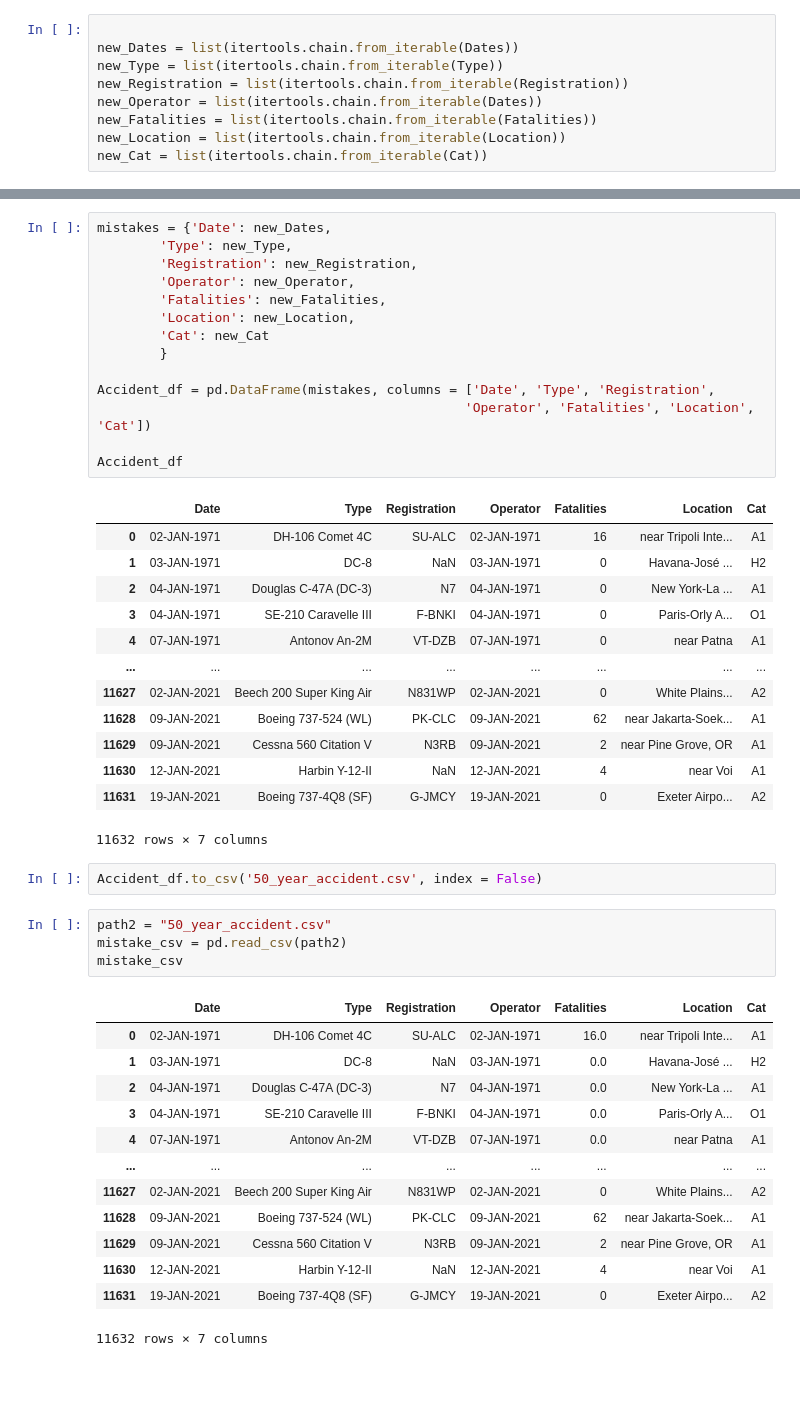
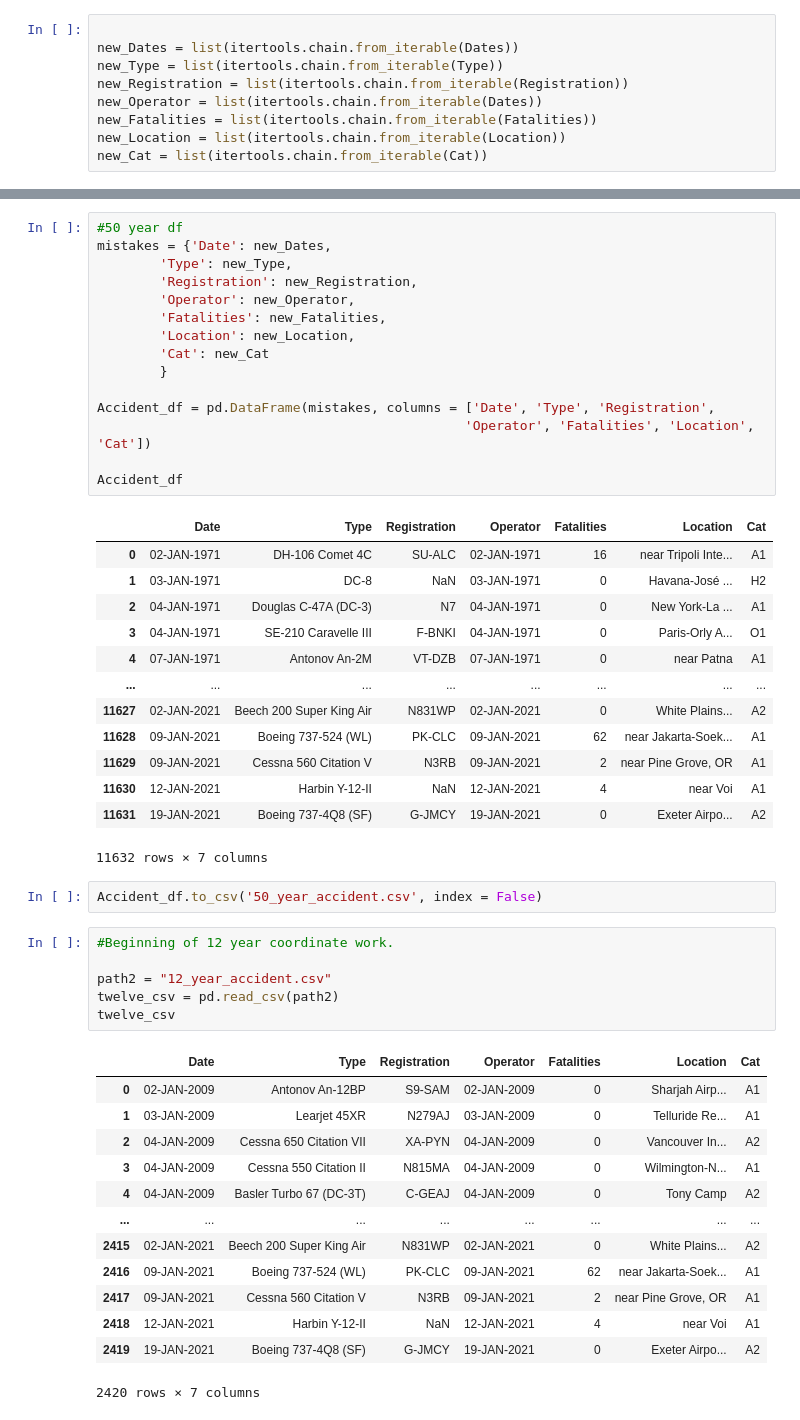
Before and after one commit to rar254/project-2, a Jupyter notebook: Webscraped.ipynb, the cells around one changed output, grey strips where cells are left out. Drawn from its saved outputs; the diff is of its cells as text; blank space fills up the shorter version.

```diff
--- a/Webscraped.ipynb
+++ b/Webscraped.ipynb
@@ -169,4 +232,5 @@ new_Cat = list(itertools.chain.from_iterable(Cat))
 # %%
+#50 year df
 mistakes = {'Date': new_Dates,
         'Type': new_Type,
         'Registration': new_Registration,
@@ -196,24 +260,26 @@ Accident_df
 11632 rows × 7 columns
 # %%
 Accident_df.to_csv('50_year_accident.csv', index = False)
-# %%
-path2 = "50_year_accident.csv"
-mistake_csv = pd.read_csv(path2)
-mistake_csv
-# %% [output]
-|  | Date | Type | Registration | Operator | Fatalities | Location | Cat |
-| 0 | 02-JAN-1971 | DH-106 Comet 4C | SU-ALC | 02-JAN-1971 | 16.0 | near Tripoli Inte... | A1 |
-| 1 | 03-JAN-1971 | DC-8 | NaN | 03-JAN-1971 | 0.0 | Havana-José ... | H2 |
-| 2 | 04-JAN-1971 | Douglas C-47A (DC-3) | N7 | 04-JAN-1971 | 0.0 | New York-La ... | A1 |
-| 3 | 04-JAN-1971 | SE-210 Caravelle III | F-BNKI | 04-JAN-1971 | 0.0 | Paris-Orly A... | O1 |
-| 4 | 07-JAN-1971 | Antonov An-2M | VT-DZB | 07-JAN-1971 | 0.0 | near Patna | A1 |
-| ... | ... | ... | ... | ... | ... | ... | ... |
-| 11627 | 02-JAN-2021 | Beech 200 Super King Air | N831WP | 02-JAN-2021 | 0 | White Plains... | A2 |
-| 11628 | 09-JAN-2021 | Boeing 737-524 (WL) | PK-CLC | 09-JAN-2021 | 62 | near Jakarta-Soek... | A1 |
-| 11629 | 09-JAN-2021 | Cessna 560 Citation V | N3RB | 09-JAN-2021 | 2 | near Pine Grove, OR | A1 |
-| 11630 | 12-JAN-2021 | Harbin Y-12-II | NaN | 12-JAN-2021 | 4 | near Voi | A1 |
-| 11631 | 19-JAN-2021 | Boeing 737-4Q8 (SF) | G-JMCY | 19-JAN-2021 | 0 | Exeter Airpo... | A2 |
-11632 rows × 7 columns
+# %%
+#Beginning of 12 year coordinate work.
+
+path2 = "12_year_accident.csv"
+twelve_csv = pd.read_csv(path2)
+twelve_csv
+# %% [output]
+|  | Date | Type | Registration | Operator | Fatalities | Location | Cat |
+| 0 | 02-JAN-2009 | Antonov An-12BP | S9-SAM | 02-JAN-2009 | 0 | Sharjah Airp... | A1 |
+| 1 | 03-JAN-2009 | Learjet 45XR | N279AJ | 03-JAN-2009 | 0 | Telluride Re... | A1 |
+| 2 | 04-JAN-2009 | Cessna 650 Citation VII | XA-PYN | 04-JAN-2009 | 0 | Vancouver In... | A2 |
+| 3 | 04-JAN-2009 | Cessna 550 Citation II | N815MA | 04-JAN-2009 | 0 | Wilmington-N... | A1 |
+| 4 | 04-JAN-2009 | Basler Turbo 67 (DC-3T) | C-GEAJ | 04-JAN-2009 | 0 | Tony Camp | A2 |
+| ... | ... | ... | ... | ... | ... | ... | ... |
+| 2415 | 02-JAN-2021 | Beech 200 Super King Air | N831WP | 02-JAN-2021 | 0 | White Plains... | A2 |
+| 2416 | 09-JAN-2021 | Boeing 737-524 (WL) | PK-CLC | 09-JAN-2021 | 62 | near Jakarta-Soek... | A1 |
+| 2417 | 09-JAN-2021 | Cessna 560 Citation V | N3RB | 09-JAN-2021 | 2 | near Pine Grove, OR | A1 |
+| 2418 | 12-JAN-2021 | Harbin Y-12-II | NaN | 12-JAN-2021 | 4 | near Voi | A1 |
+| 2419 | 19-JAN-2021 | Boeing 737-4Q8 (SF) | G-JMCY | 19-JAN-2021 | 0 | Exeter Airpo... | A2 |
+2420 rows × 7 columns
 # %%
 #This is to test if the API will work with these vague locations..... and it does. What the heck?
 
```
Also changed, not shown: parts of 8 cells of this notebook, 1 other file.
